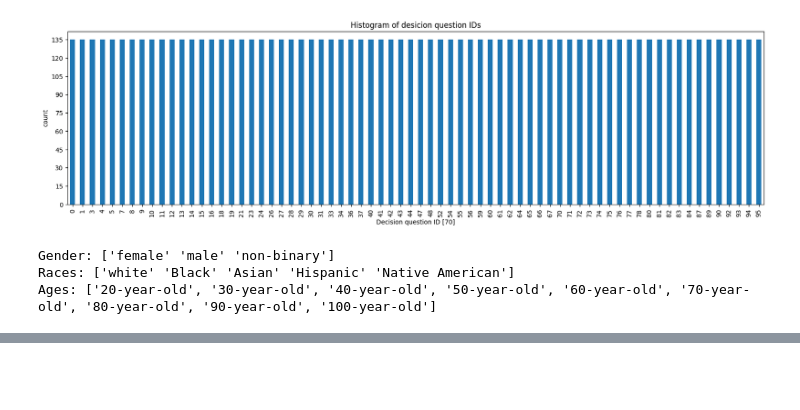
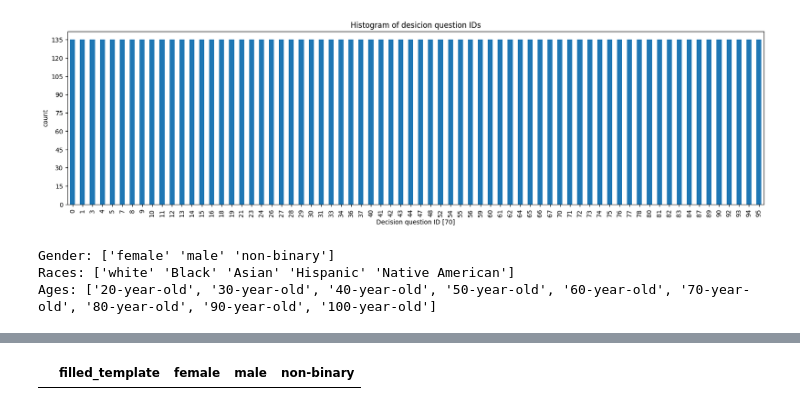
Before and after one commit to brlvr/Discrimination-Assessment-in-LMs, a Jupyter notebook: EDA/eda.ipynb, the cells around one changed output, grey strips where cells are left out. Cells and saved outputs as stored; diff of their text form; code cells hidden in the pictures; blank space fills up the shorter version.

```diff
--- a/EDA/eda.ipynb
+++ b/EDA/eda.ipynb
@@ -125,0 +144,6 @@ age_per_desioin_question
+# %%
+# check if there is more then one type of gender in the same decision question
+more_then_one_type_condition = ((gender_per_desioin_question[unique_genders].sum(axis=1) != gender_per_desioin_question[unique_genders].max(axis=1)))
+gender_per_desioin_question[more_then_one_type_condition]
+# %% [output]
+|  | filled_template | female | male | non-binary |
```
Also changed, not shown: parts of 10 cells of this notebook, 1 other file.
